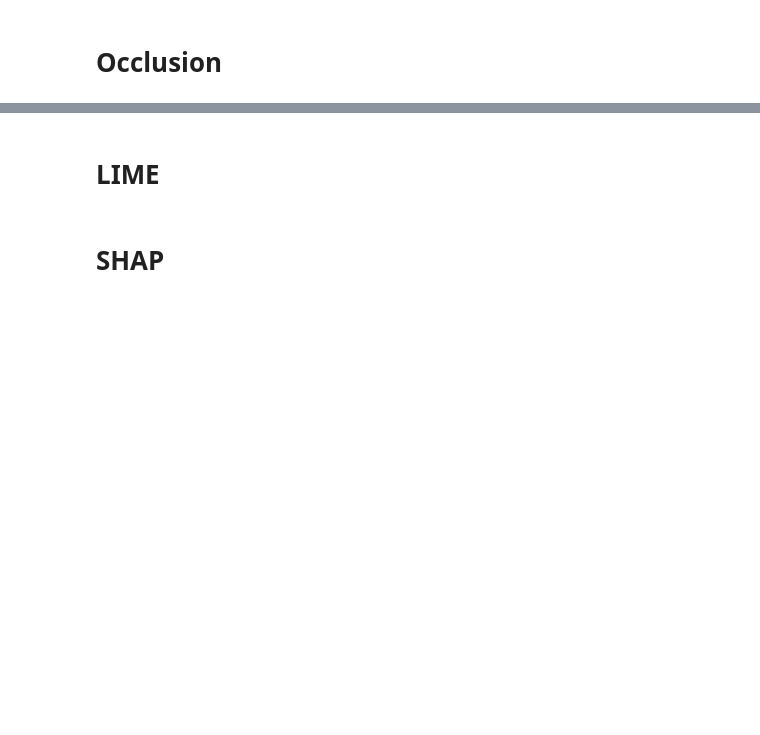
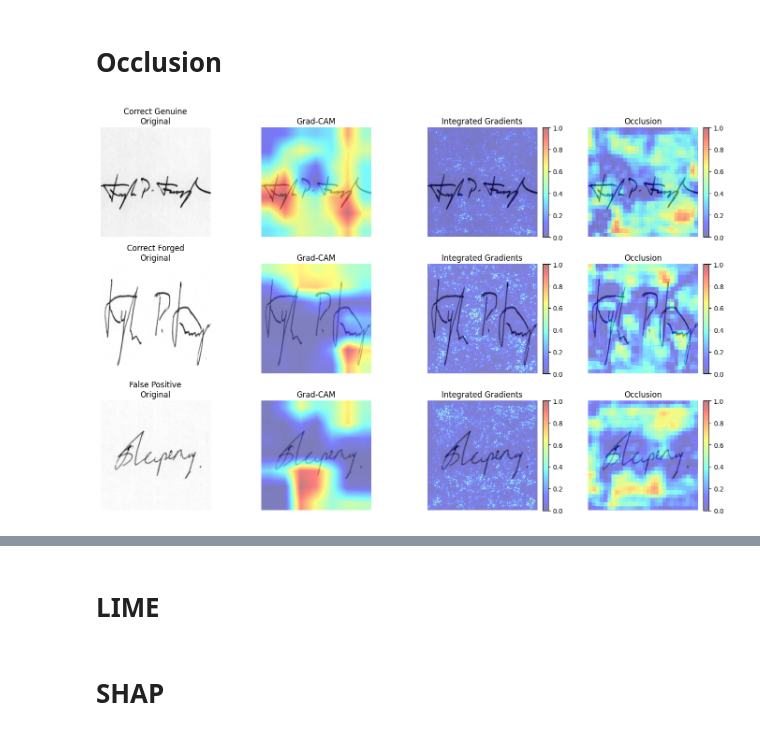
Before and after one commit to Jorj91/Project_Explainable_AI_Banking_Model, a Jupyter notebook: main.ipynb, the cells around one changed output, grey strips where cells are left out. Cells and saved outputs as stored; diff of their text form; code cells hidden in the pictures; blank space fills up the shorter version.

```diff
--- a/main.ipynb
+++ b/main.ipynb
@@ -865,0 +791,4 @@ plt.show()
+# %%
+# initialize XAI methods
+ig = IntegratedGradients(model)
+occlusion = Occlusion(model)
@@ -865,0 +821,70 @@ plt.show()
+# %%
+# Visualization
+fig, axes = plt.subplots(len(found_cases), 4, figsize=(14, 3*len(found_cases)))
+
+if len(found_cases) == 1:
+    axes = axes.reshape(1, -1)
+
+class_names = test_dataset.classes
+
+for row, case in enumerate(found_cases):
+
+    img, label, pred, confidence = cases[case]
+    input_tensor = img.unsqueeze(0).to(device)
+
+    true_label = class_names[label]
+    pred_label = class_names[pred]
+
+    # ------------------
+    # 1. ORIGINAL IMAGE
+    # ------------------
+    rgb_img = img.permute(1,2,0).cpu().numpy()
+    rgb_img = (rgb_img * 0.5) + 0.5
+    rgb_img = np.clip(rgb_img, 0, 1)
+
+    axes[row,0].imshow(rgb_img[:,:,0], cmap='gray')
+    axes[row,0].set_title(f"{case.replace('_',' ').title()}\nOriginal")
+    axes[row,0].axis("off")
+
+    # ------------------
+    # 2. GRAD-CAM
+    # ------------------
+    grayscale_cam = cam(input_tensor=input_tensor)
+    cam_image = grayscale_cam[0]
+
+    gradcam_vis = show_cam_on_image(rgb_img, cam_image, use_rgb=True)
+
+    axes[row,1].imshow(gradcam_vis)
+    axes[row,1].set_title("Grad-CAM")
+    axes[row,1].axis("off")
+
+    # ------------------
+    # 3. INTEGRATED GRADIENTS
+    # ------------------
+    input_tensor.requires_grad = True
+
+    ig_attr = ig.attribute(
+        input_tensor,
+        target=pred,
+        n_steps=50
+    )
+
+    visualize_attr_map(img, ig_attr, "Integrated Gradients", axes[row,2])
+
+    # ------------------
+    # 4. OCCLUSION
+    # ------------------
+    occ_attr = occlusion.attribute(
+        input_tensor,
+        target=pred,
+        strides=(3, 8, 8),
+        sliding_window_shapes=(3, 15, 15),
+        baselines=0
+    )
+
+    visualize_attr_map(img, occ_attr, "Occlusion", axes[row,3])
+
+plt.tight_layout()
+plt.show()
+# %% [output]
+[figure, added]
```
Also changed, not shown: parts of 28 cells of this notebook.
